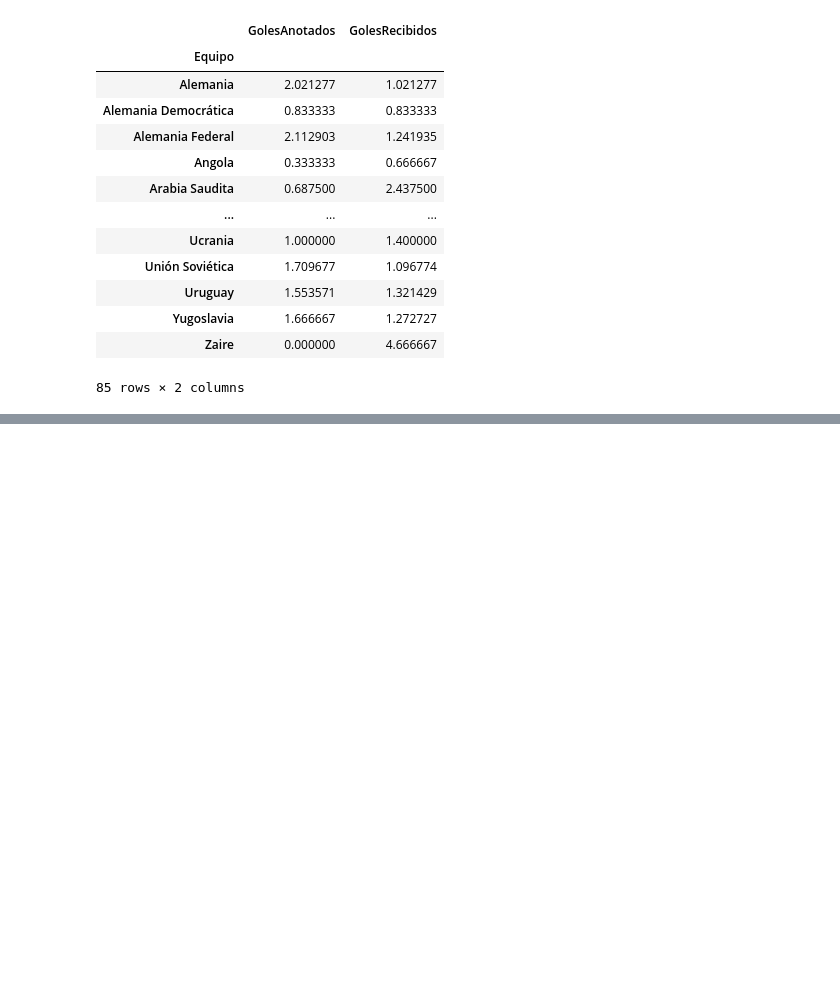
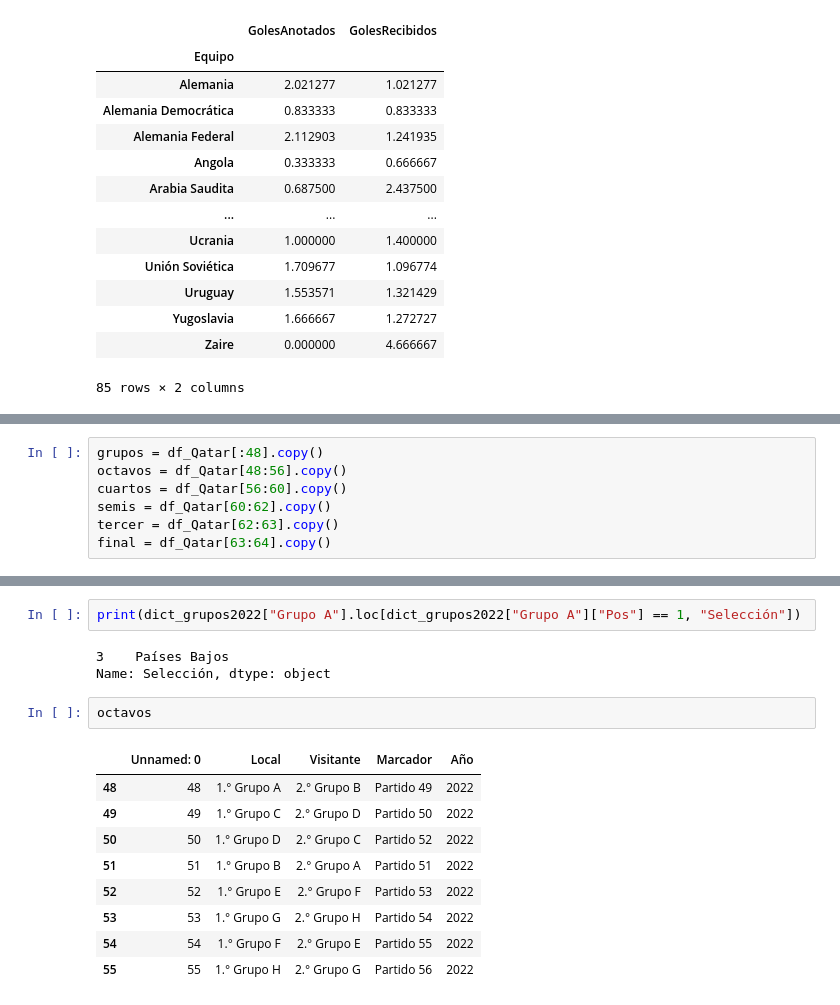
Before and after one commit to AntoMB3/FIFA-WorldCup-Analyst, a Jupyter notebook: ModeloDePrediccion.ipynb, the cells around one changed output, grey strips where cells are left out. Drawn from its saved outputs; the diff is of its cells as text; blank space fills up the shorter version.

```diff
--- a/ModeloDePrediccion.ipynb
+++ b/ModeloDePrediccion.ipynb
@@ -140,0 +207,7 @@ Predecir_Puntos("Portugal","Uruguay")
+# %%
+grupos = df_Qatar[:48].copy()
+octavos = df_Qatar[48:56].copy()
+cuartos = df_Qatar[56:60].copy()
+semis = df_Qatar[60:62].copy()
+tercer = df_Qatar[62:63].copy()
+final = df_Qatar[63:64].copy()
@@ -140,0 +253,17 @@ Predecir_Puntos("Portugal","Uruguay")
+# %%
+print(dict_grupos2022["Grupo A"].loc[dict_grupos2022["Grupo A"]["Pos"] == 1, "Selección"])
+# %% [output]
+3    Países Bajos
+Name: Selección, dtype: object
+# %%
+octavos
+# %% [output]
+|  | Unnamed: 0 | Local | Visitante | Marcador | Año |
+| 48 | 48 | 1.° Grupo A | 2.° Grupo B | Partido 49 | 2022 |
+| 49 | 49 | 1.° Grupo C | 2.° Grupo D | Partido 50 | 2022 |
+| 50 | 50 | 1.° Grupo D | 2.° Grupo C | Partido 52 | 2022 |
+| 51 | 51 | 1.° Grupo B | 2.° Grupo A | Partido 51 | 2022 |
+| 52 | 52 | 1.° Grupo E | 2.° Grupo F | Partido 53 | 2022 |
+| 53 | 53 | 1.° Grupo G | 2.° Grupo H | Partido 54 | 2022 |
+| 54 | 54 | 1.° Grupo F | 2.° Grupo E | Partido 55 | 2022 |
+| 55 | 55 | 1.° Grupo H | 2.° Grupo G | Partido 56 | 2022 |
```
Also changed, not shown: parts of 13 cells of this notebook, 7 other files.
